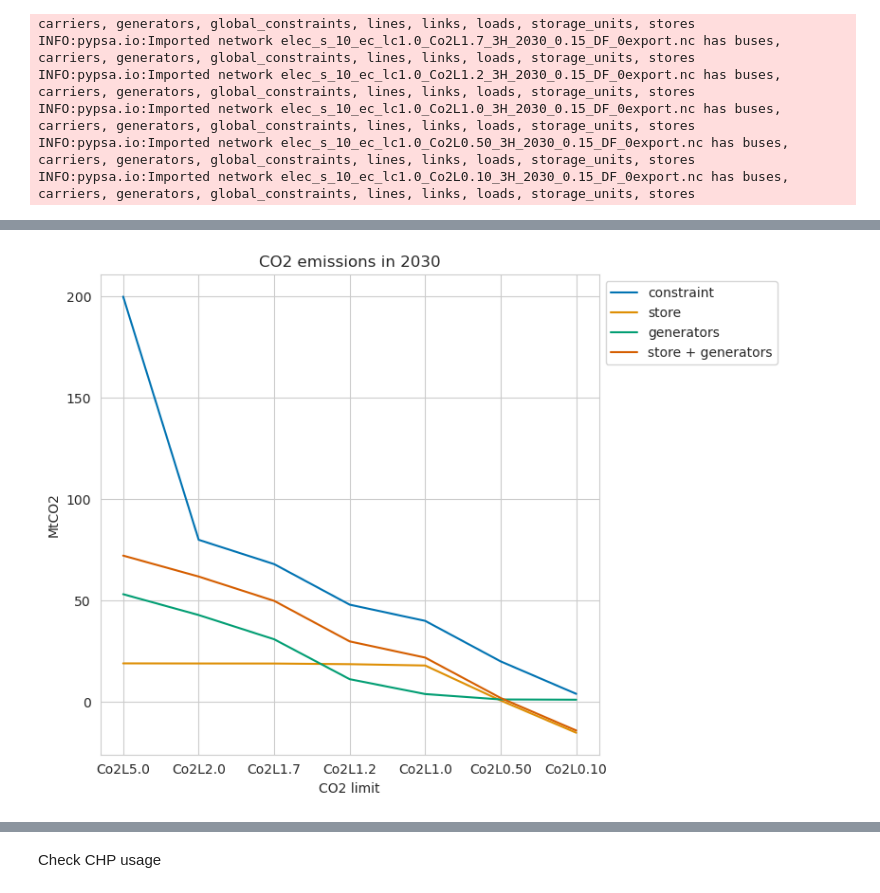
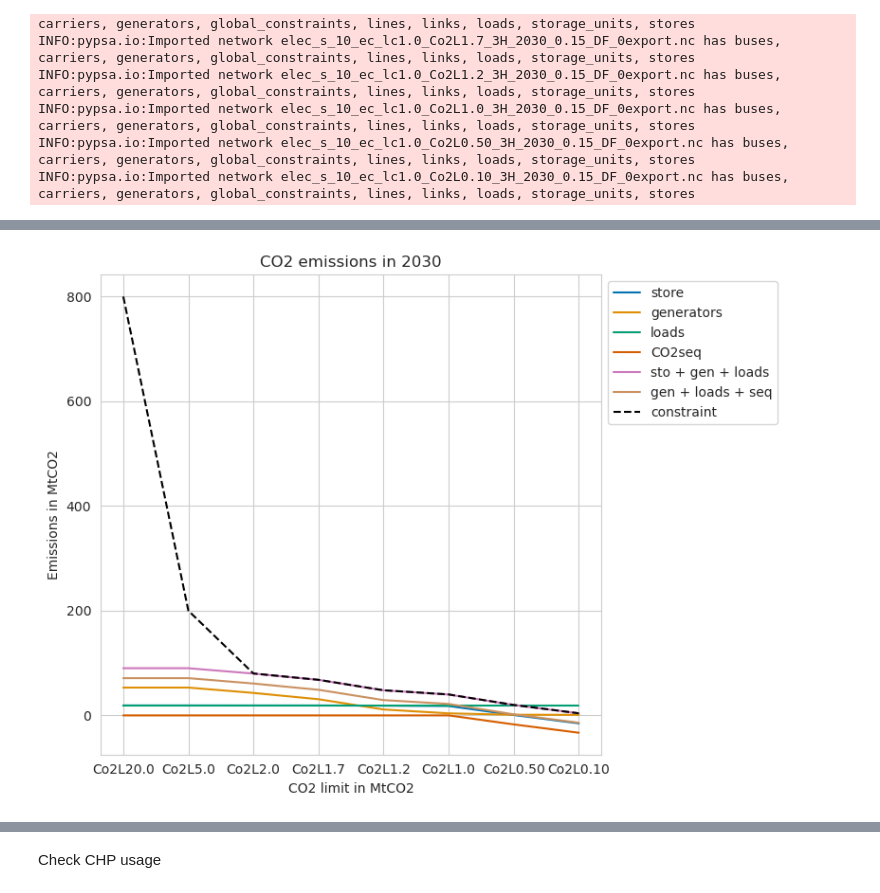
Before and after one commit to energyLS/aldehyde, a Jupyter notebook: workflow/notebooks/test_co2limit.ipynb, the cells around one changed output, grey strips where cells are left out. Drawn from its saved outputs; the diff is of its cells as text; code cells hidden in the pictures.

Commit message:
feat: include plotting

```diff
--- a/workflow/notebooks/test_co2limit.ipynb
+++ b/workflow/notebooks/test_co2limit.ipynb
@@ -10,14 +10,28 @@ prefix = "/mnt/c/Users/scl38887/Documents/git/aldehyde"
 run = "wacc15_hem_1marg_1cap_nosmr_0exp_3h_ws"
 Co2Ls = ["Co2L20.0", "Co2L5.0", "Co2L2.0", "Co2L1.7", "Co2L1.2", "Co2L1.0", "Co2L0.50", "Co2L0.10"]
 
-carbon_stats = pd.DataFrame(columns=["constraint", "store", "generators"])
+carbon_stats = pd.DataFrame(columns=["constraint", "store", "generators", "loads", "CO2seq", "links"])
 
 for Co2L in Co2Ls:
     n = pypsa.Network(prefix + "/workflow/subworkflows/pypsa-earth-sec/results/" + run + "/postnetworks/elec_s_10_ec_lc1.0_"+Co2L+"_3H_2030_0.15_DF_0export.nc")
     carbon_stats.loc[Co2L, "constraint"] = n.global_constraints.loc["CO2Limit", "constant"] / 1e6 # MtCO2
+
     carbon_stats.loc[Co2L, "store"] = n.stores_t.e.filter(like="co2 atmosphere").iloc[-1][0] / 1e6 # MtCO2
+
     emissions_generator = n.generators_t.p / n.generators.efficiency * n.generators.carrier.map(n.carriers.co2_emissions) # t/h
     carbon_stats.loc[Co2L, "generators"] = n.snapshot_weightings.generators @ emissions_generator.sum(axis=1).div(1e6) # MtCO2
+
+    carbon_stats.loc[Co2L, "loads"] = n.loads[n.loads.bus == "co2 atmosphere"].p_set.sum() * (-1) * 8760/1e6 # MtCO2
+
+    carbon_stats.loc[Co2L, "CO2seq"]=n.stores[n.stores.carrier == "co2 stored"].e_nom_opt.sum() * (-1) / 1e6 # in MtCO2
+
+    links2= (n.links_t.p0[n.links[n.links.bus2 == "co2 atmosphere"].index] * n.links.efficiency2[n.links[n.links.bus2 == "co2 atmosphere"].index]).sum().sum() / 1e6 * n.snapshot_weightings.generators[0] # in Mt
+
+    links3= (n.links_t.p0[n.links[n.links.bus3 == "co2 atmosphere"].index] * n.links.efficiency3[n.links[n.links.bus3 == "co2 atmosphere"].index]).sum().sum() / 1e6 * n.snapshot_weightings.generators[0] # in Mt
+
+    links4= (n.links_t.p0[n.links[n.links.bus4 == "co2 atmosphere"].index] * n.links.efficiency4[n.links[n.links.bus4 == "co2 atmosphere"].index]).sum().sum() / 1e6 * n.snapshot_weightings.generators[0] # in Mt
+
+    carbon_stats.loc[Co2L, "links"] = links2 + links3 + links4
 # %% [output]
 INFO:pypsa.io:Imported network elec_s_10_ec_lc1.0_Co2L20.0_3H_2030_0.15_DF_0export.nc has buses, carriers, generators, global_constraints, lines, links, loads, storage_units, stores
 INFO:pypsa.io:Imported network elec_s_10_ec_lc1.0_Co2L5.0_3H_2030_0.15_DF_0export.nc has buses, carriers, generators, global_constraints, lines, links, loads, storage_units, stores
@@ -27,6 +41,3 @@ INFO:pypsa.io:Imported network elec_s_10_ec_lc1.0_Co2L1.2_3H_2030_0.15_DF_0expor
 INFO:pypsa.io:Imported network elec_s_10_ec_lc1.0_Co2L1.0_3H_2030_0.15_DF_0export.nc has buses, carriers, generators, global_constraints, lines, links, loads, storage_units, stores
 INFO:pypsa.io:Imported network elec_s_10_ec_lc1.0_Co2L0.50_3H_2030_0.15_DF_0export.nc has buses, carriers, generators, global_constraints, lines, links, loads, storage_units, stores
 INFO:pypsa.io:Imported network elec_s_10_ec_lc1.0_Co2L0.10_3H_2030_0.15_DF_0export.nc has buses, carriers, generators, global_constraints, lines, links, loads, storage_units, stores
-# %%
-carbon_stats["store + generators"] = carbon_stats["store"] + carbon_stats["generators"]
-carbon_stats.astype(float).round(1)
@@ -42,0 +44,8 @@ carbon_stats.astype(float).round(1)
+# %%
+# Multiply the numeric part of the index by 40 and set it as new index
+#carbon_stats.index = carbon_stats.index.str[4:].astype(float) * 40
+
+carbon_stats["sto + gen + loads"] = carbon_stats["store"] + carbon_stats["generators"] + carbon_stats["loads"]
+carbon_stats["gen + loads + seq"] = carbon_stats["loads"] + carbon_stats["generators"] + carbon_stats["CO2seq"]
+carbon_stats["diff"] = carbon_stats["constraint"] - carbon_stats["sto + gen + loads"]
+carbon_stats.astype(float).round(2)
@@ -43,16 +74,14 @@ carbon_stats.astype(float).round(1)
 # %%
 # Plot the carbon stats
 import matplotlib.pyplot as plt
-# import seaborn as sns
-# sns.set_style("whitegrid")
-# sns.set_palette("colorblind")
 
 fig, ax = plt.subplots(figsize=(8, 6))
-carbon_stats[["constraint", "store", "generators", "store + generators"]].iloc[1:,:].plot(ax=ax, rot=0)
-ax.set_ylabel("MtCO2")
-ax.set_xlabel("CO2 limit")
+carbon_stats[["store", "generators", "loads", "CO2seq","sto + gen + loads", "gen + loads + seq"]].iloc[1:,:].plot(ax=ax)
+carbon_stats["constraint"].iloc[1:].plot(ax=ax, style="k--", label="constraint")
+ax.set_ylabel("Emissions in MtCO2")
+ax.set_xlabel("CO2 limit in MtCO2")
 ax.set_title("CO2 emissions in 2030")
 ax.legend(loc="upper left", bbox_to_anchor=(1, 1))
 fig.tight_layout()
 # %% [output]
-[figure, old version]
+[figure, new version]
```
Also changed, not shown: parts of 24 cells of this notebook.
